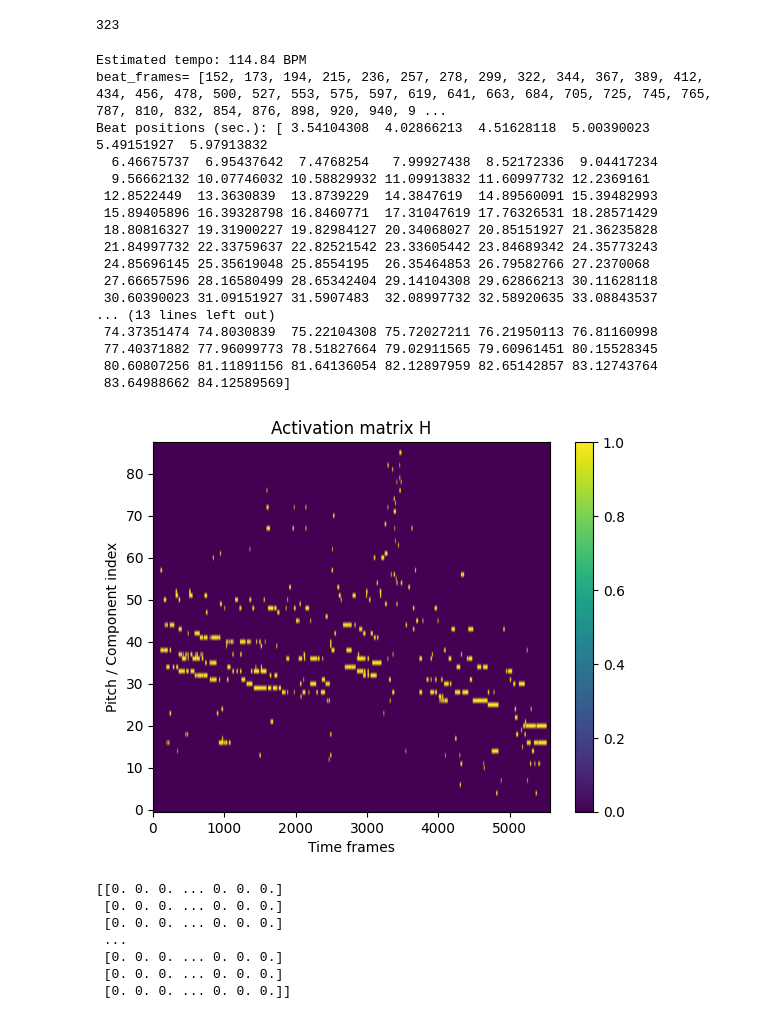
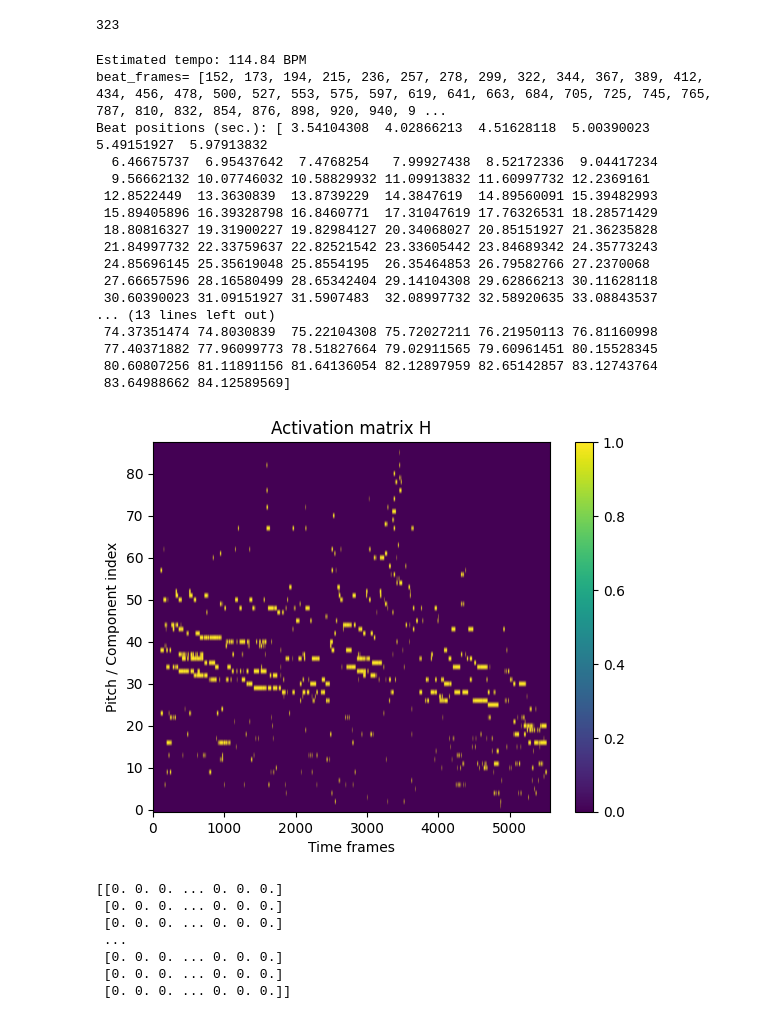
Before and after one commit to bierml/NMFforAMT, a Jupyter notebook: Experimental/Music_Transcribing[NMF].ipynb, the cells around one changed output. Saved outputs shown, nothing was run; the diff lists cells and outputs as text; code cells hidden in the pictures.

```diff
--- a/Experimental/Music_Transcribing[NMF].ipynb
+++ b/Experimental/Music_Transcribing[NMF].ipynb
@@ -278,7 +278,7 @@ def finalize_transcription(H_v,H_w,onsets):
     else:
       H_r[:,i] = H_w[:,i] * mask
   return H_r
-def enforce_min_duration(B, min_len=10):
+def enforce_min_duration(B, min_len=5):
     for q in range(B.shape[0]):
         labels, n = label(B[q])
         for i in range(1, n+1):
@@ -313,34 +313,34 @@ H_f = enforce_min_duration(H_f)
 #H_v = generate_transcription(H_v,res)
 #H_v = enforce_min_duration(H_v)
 
 import matplotlib.pyplot as plt
 plt.figure()
 #plt.imshow(H_v, aspect='auto', origin='lower')
 plt.imshow(H_f, aspect='auto', origin='lower')
 plt.colorbar()
 plt.title("Activation matrix H")
 plt.xlabel("Time frames")
 plt.ylabel("Pitch / Component index")
 plt.show()
 # %% [output]
 Estimated tempo: 114.84 BPM
 beat_frames= [152, 173, 194, 215, 236, 257, 278, 299, 322, 344, 367, 389, 412, 434, 456, 478, 500, 527, 553, 575, 597, 619, 641, 663, 684, 705, 725, 745, 765, 787, 810, 832, 854, 876, 898, 920, 940, 9 ...
 Beat positions (sec.): [ 3.54104308  4.02866213  4.51628118  5.00390023  5.49151927  5.97913832
   6.46675737  6.95437642  7.4768254   7.99927438  8.52172336  9.04417234
   9.56662132 10.07746032 10.58829932 11.09913832 11.60997732 12.2369161
  12.8522449  13.3630839  13.8739229  14.3847619  14.89560091 15.39482993
  15.89405896 16.39328798 16.8460771  17.31047619 17.76326531 18.28571429
  18.80816327 19.31900227 19.82984127 20.34068027 20.85151927 21.36235828
  21.84997732 22.33759637 22.82521542 23.33605442 23.84689342 24.35773243
  24.85696145 25.35619048 25.8554195  26.35464853 26.79582766 27.2370068
  27.66657596 28.16580499 28.65342404 29.14104308 29.62866213 30.11628118
  30.60390023 31.09151927 31.5907483  32.08997732 32.58920635 33.08843537
 ... (13 lines left out)
  74.37351474 74.8030839  75.22104308 75.72027211 76.21950113 76.81160998
  77.40371882 77.96099773 78.51827664 79.02911565 79.60961451 80.15528345
  80.60807256 81.11891156 81.64136054 82.12897959 82.65142857 83.12743764
  83.64988662 84.12589569]
-[figure, old version]
+[figure, new version]
 # %%
 print(H_v)
 # %% [output]
```
Also changed, not shown: parts of 2 cells of this notebook, 1 other file.
